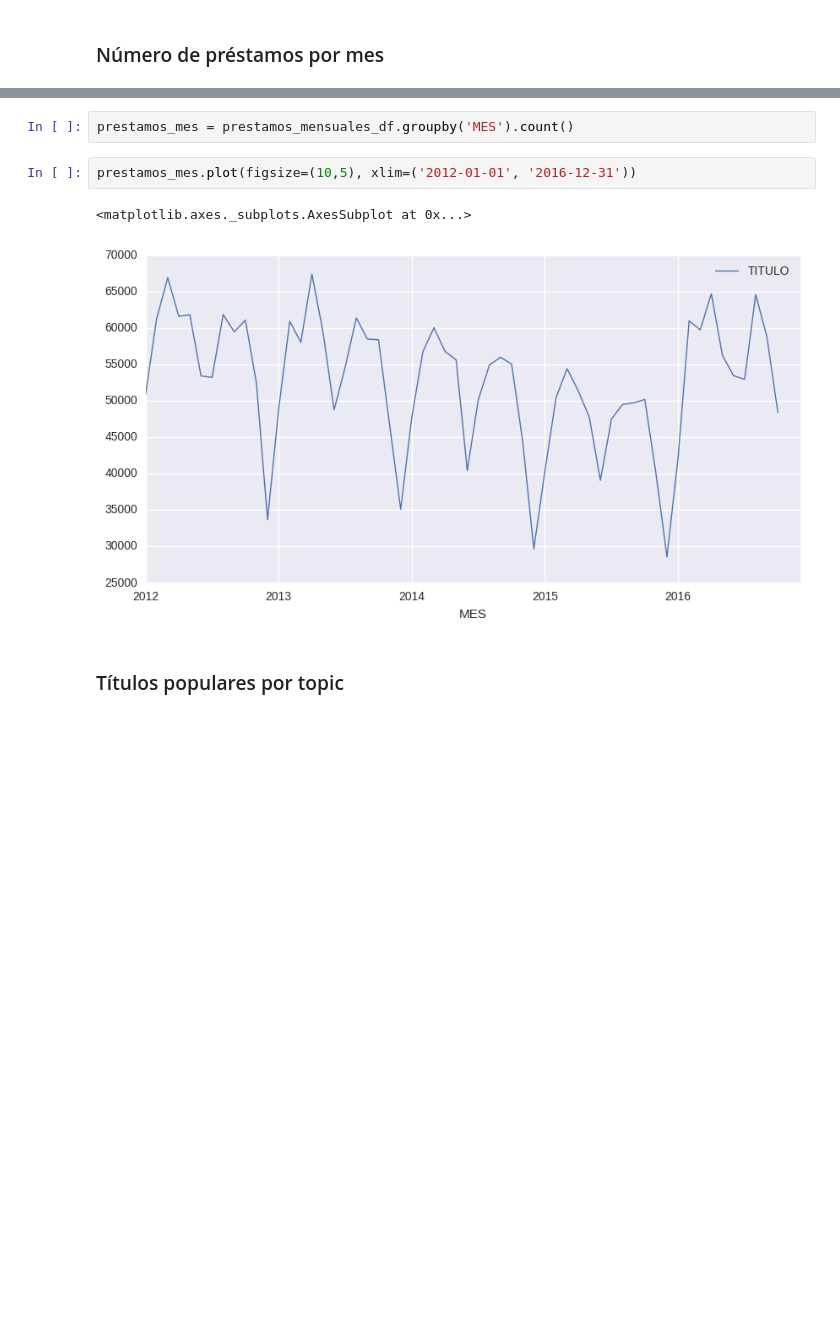
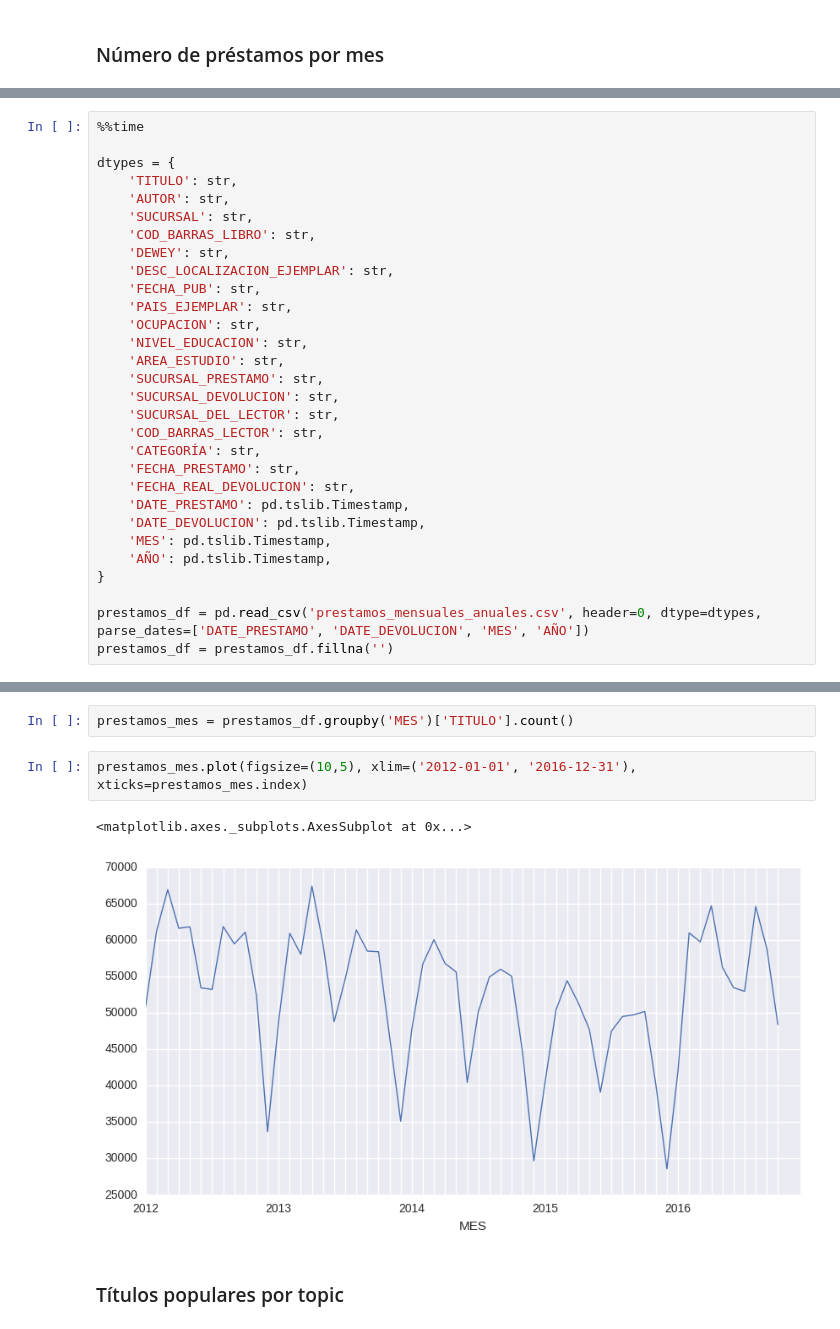
Before and after one commit to mavillard/colombia, a Jupyter notebook: prestamos_otros.ipynb, the cells around one changed output, grey strips where cells are left out. Drawn from its saved outputs; the diff is of its cells as text; blank space fills up the shorter version.

```diff
--- a/prestamos_otros.ipynb
+++ b/prestamos_otros.ipynb
@@ -188,0 +186,30 @@ Wall time: 4.6 s
+# %%
+%%time
+
+dtypes = {
+    'TITULO': str,
+    'AUTOR': str,
+    'SUCURSAL': str,
+    'COD_BARRAS_LIBRO': str,
+    'DEWEY': str,
+    'DESC_LOCALIZACION_EJEMPLAR': str,
+    'FECHA_PUB': str,
+    'PAIS_EJEMPLAR': str,
+    'OCUPACION': str,
+    'NIVEL_EDUCACION': str,
+    'AREA_ESTUDIO': str,
+    'SUCURSAL_PRESTAMO': str,
+    'SUCURSAL_DEVOLUCION': str,
+    'SUCURSAL_DEL_LECTOR': str,
+    'COD_BARRAS_LECTOR': str,
+    'CATEGORÍA': str,
+    'FECHA_PRESTAMO': str,
+    'FECHA_REAL_DEVOLUCION': str,
+    'DATE_PRESTAMO': pd.tslib.Timestamp,
+    'DATE_DEVOLUCION': pd.tslib.Timestamp,
+    'MES': pd.tslib.Timestamp,
+    'AÑO': pd.tslib.Timestamp,
+}
+
+prestamos_df = pd.read_csv('prestamos_mensuales_anuales.csv', header=0, dtype=dtypes, parse_dates=['DATE_PRESTAMO', 'DATE_DEVOLUCION', 'MES', 'AÑO'])
+prestamos_df = prestamos_df.fillna('')
@@ -198,10 +229,10 @@ prestamos_mensuales_df.head()
 # %%
-prestamos_mes = prestamos_mensuales_df.groupby('MES').count()
+prestamos_mes = prestamos_df.groupby('MES')['TITULO'].count()
 # %%
-prestamos_mes.plot(figsize=(10,5), xlim=('2012-01-01', '2016-12-31'))
+prestamos_mes.plot(figsize=(10,5), xlim=('2012-01-01', '2016-12-31'), xticks=prestamos_mes.index)
 # %% [output]
 <matplotlib.axes._subplots.AxesSubplot at 0x...>
-[figure, old version]
+[figure, new version]
 # %% [markdown]
 ### Títulos populares por topic
 # %%
```
Also changed, not shown: parts of 45 cells of this notebook.
